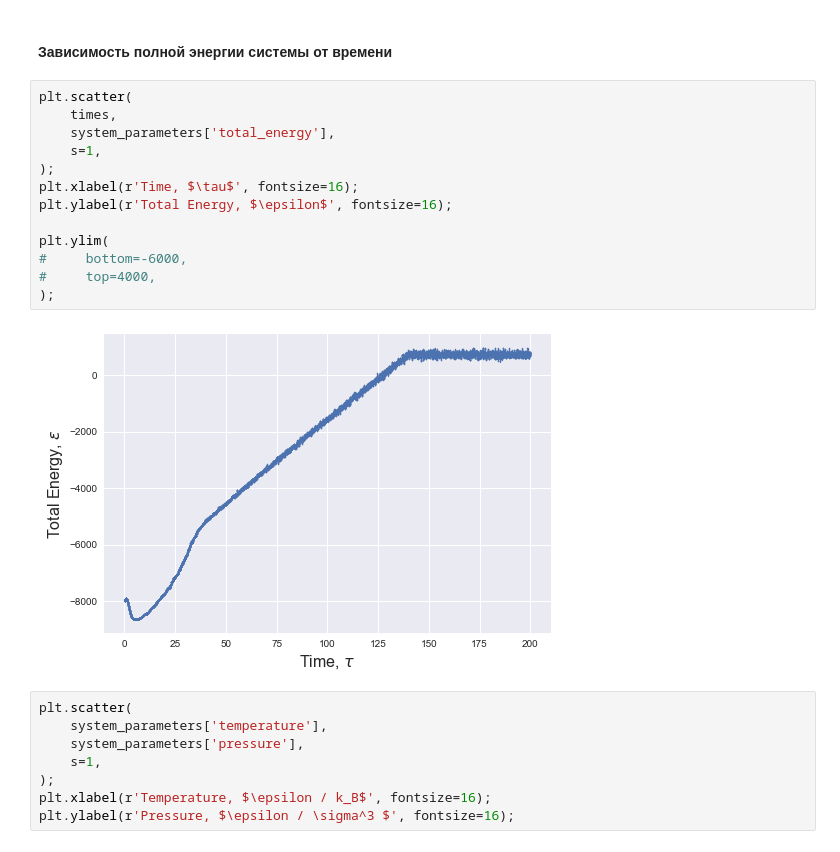
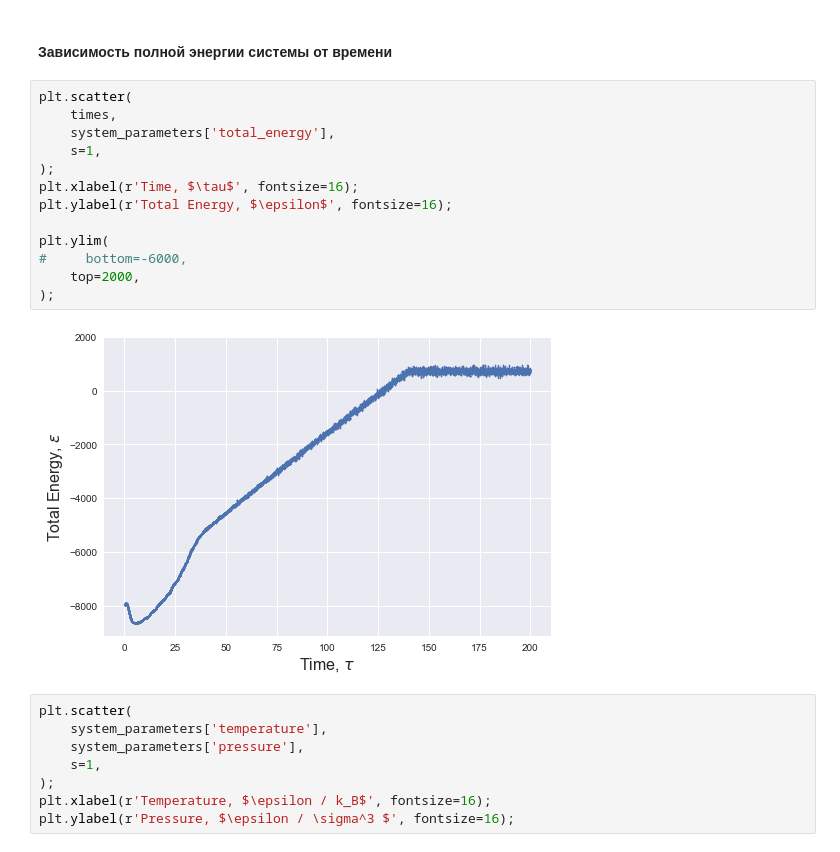
Before and after one commit to AlbertFarkhutdinov/molecular_dynamics, a Jupyter notebook: notebooks/system_parameters.ipynb, the cells around one changed output. Drawn from its saved outputs; the diff is of its cells as text.

```diff
--- a/notebooks/system_parameters.ipynb
+++ b/notebooks/system_parameters.ipynb
@@ -130,18 +130,18 @@ plt.ylim(
 # %%
 plt.scatter(
     times,
     system_parameters['total_energy'],
     s=1,
 );
 plt.xlabel(r'Time, $\tau$', fontsize=16);
 plt.ylabel(r'Total Energy, $\epsilon$', fontsize=16);
 
 plt.ylim(
 #     bottom=-6000,
-#     top=4000,
+    top=2000,
 );
 # %% [output]
-[figure, old version]
+[figure, new version]
 # %%
 plt.scatter(
     system_parameters['temperature'],
```
Also changed, not shown: 8 other files.
